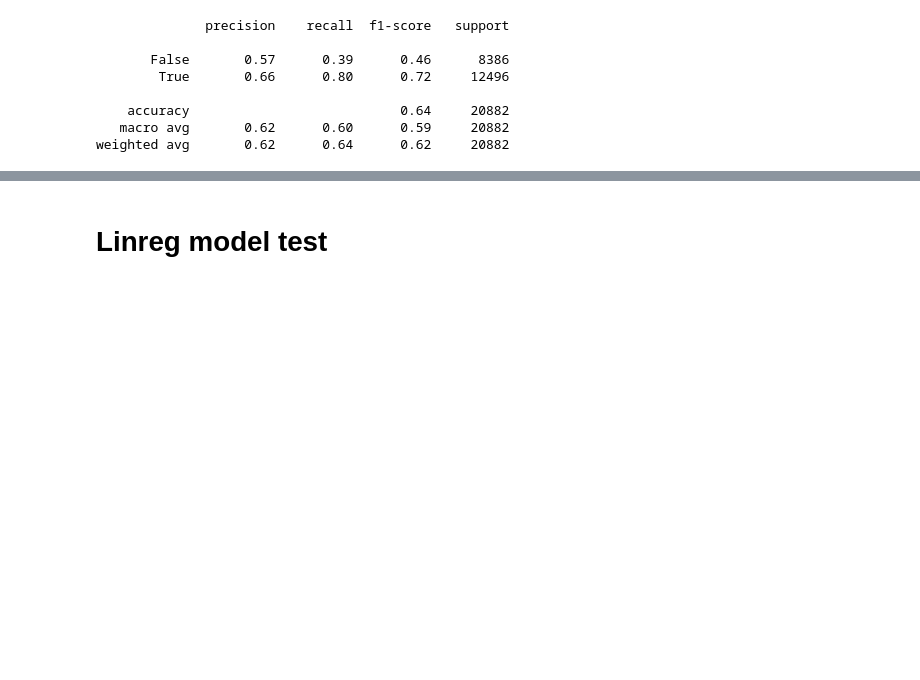
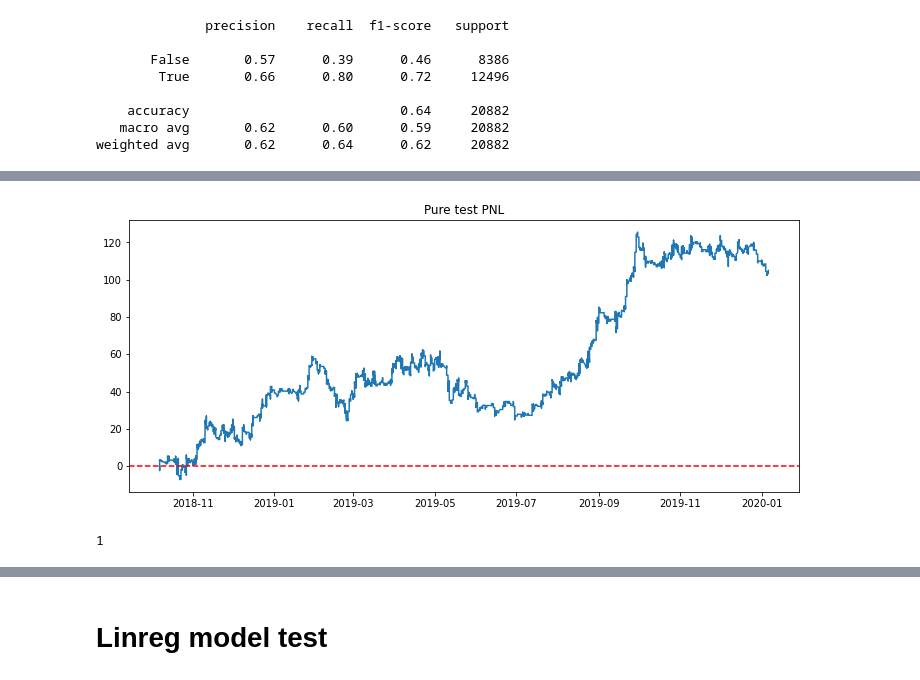
Before and after one commit to nestrading100kg/bets, a Jupyter notebook: notebooks/odds.ipynb, the cells around one changed output, grey strips where cells are left out. Drawn from its saved outputs; the diff is of its cells as text; code cells hidden in the pictures; blank space fills up the shorter version.

```diff
--- a/notebooks/odds.ipynb
+++ b/notebooks/odds.ipynb
@@ -582,0 +653,44 @@ weighted avg       0.62      0.64      0.62     20882
+# %%
+g = stats_val.groupby("league_str")
+# %%
+leagues = np.array(list(g.groups.keys()))
+pnls = []
+
+for league in leagues:
+    gr = g.get_group(league)
+
+    pnls.append(gr.max_pnl.sum())
+
+pnls = np.array(pnls)
+# %%
+filtered_leagues = leagues[pnls > -1]
+# %%
+total_pnl = stats_test.apply(lambda row: row["total_pnl"] * int(row["league_str"] in filtered_leagues), axis=1)
+# %%
+plt.figure(figsize=(12, 5))
+
+plt.title("Pure test PNL")
+
+plt.plot(pd.to_datetime(stats.date), total_pnl.cumsum())
+
+plt.axhline(0.0, c="r", linestyle="--")
+
+plt.show()
+# %% [output]
+[figure, added]
+# %%
+stats = y_test.copy()
+
+stats["pred_sum"] = y_sum_pred
+
+stats = stats[stats.f1_open > -1]
+
+stats["res"] = stats["home_teamStats_goal"] - stats["away_teamStats_goal"]
+stats["sum_res"] = stats["home_teamStats_goal"] + stats["away_teamStats_goal"]
+
+print(1)
+
+stats["vusp"] = stats.apply(lambda x: value_under_sum(x), axis=1)
+stats["vusi"] = stats.apply(lambda x : hand_income1(x), axis=1)
+# %% [output]
+1
```
Also changed, not shown: parts of 78 cells of this notebook, 2 other files.
